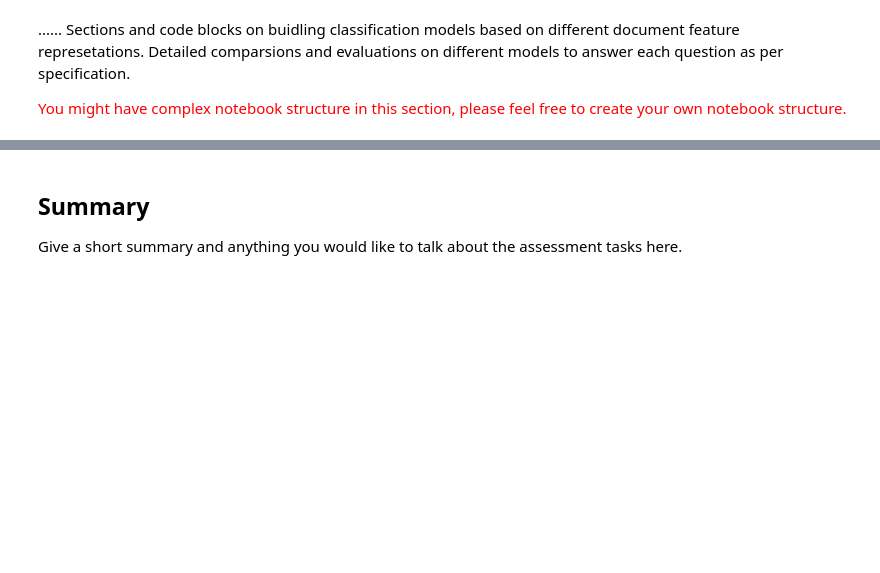
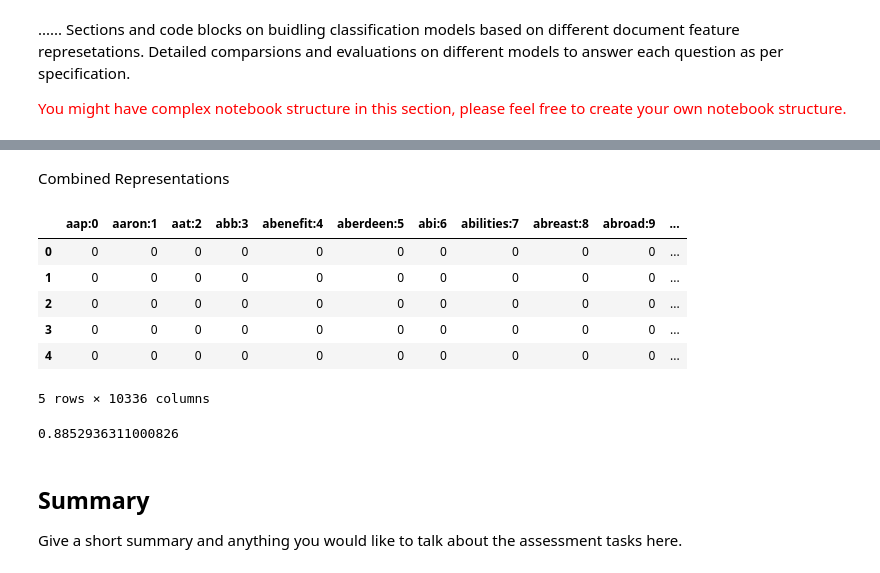
Before and after one commit to Rylan-rmit/AdvData2, a Jupyter notebook: task2_3.ipynb, the cells around one changed output, grey strips where cells are left out. Saved outputs shown, nothing was run; the diff lists cells and outputs as text; code cells hidden in the pictures; blank space fills up the shorter version.

```diff
--- a/task2_3.ipynb
+++ b/task2_3.ipynb
@@ -103,3 +286,27 @@ Detailed comparsions and evaluations on different models to answer each question
+# %% [markdown]
+Combined Representations
+# %%
+# Concatenate the count vectors of titles and descriptions
+combined_vectors = pd.concat([df_title_vectors, X.reset_index(drop=True)], axis=1)
+
+combined_vectors.head()
+# %% [output]
+|  | aap:0 | aaron:1 | aat:2 | abb:3 | abenefit:4 | aberdeen:5 | abi:6 | abilities:7 | abreast:8 | abroad:9 | ... |
+| 0 | 0 | 0 | 0 | 0 | 0 | 0 | 0 | 0 | 0 | 0 | ... |
+| 1 | 0 | 0 | 0 | 0 | 0 | 0 | 0 | 0 | 0 | 0 | ... |
+| 2 | 0 | 0 | 0 | 0 | 0 | 0 | 0 | 0 | 0 | 0 | ... |
+| 3 | 0 | 0 | 0 | 0 | 0 | 0 | 0 | 0 | 0 | 0 | ... |
+| 4 | 0 | 0 | 0 | 0 | 0 | 0 | 0 | 0 | 0 | 0 | ... |
+5 rows × 10336 columns
+# %%
+# Perform 5-fold cross-validation using combined vectors as features
+combined_cv_scores = cross_val_score(lr_model, combined_vectors, y, cv=5, scoring='accuracy')
+
+# Calculate the average accuracy from the 5-fold cross-validation for combined vectors
+avg_combined_accuracy = np.mean(combined_cv_scores)
+avg_combined_accuracy
+# %% [output]
+0.8852936311000826
 # %% [markdown]
 ## Summary
 Give a short summary and anything you would like to talk about the assessment tasks here.
```
Also changed, not shown: parts of 20 cells of this notebook, 3 other files.
